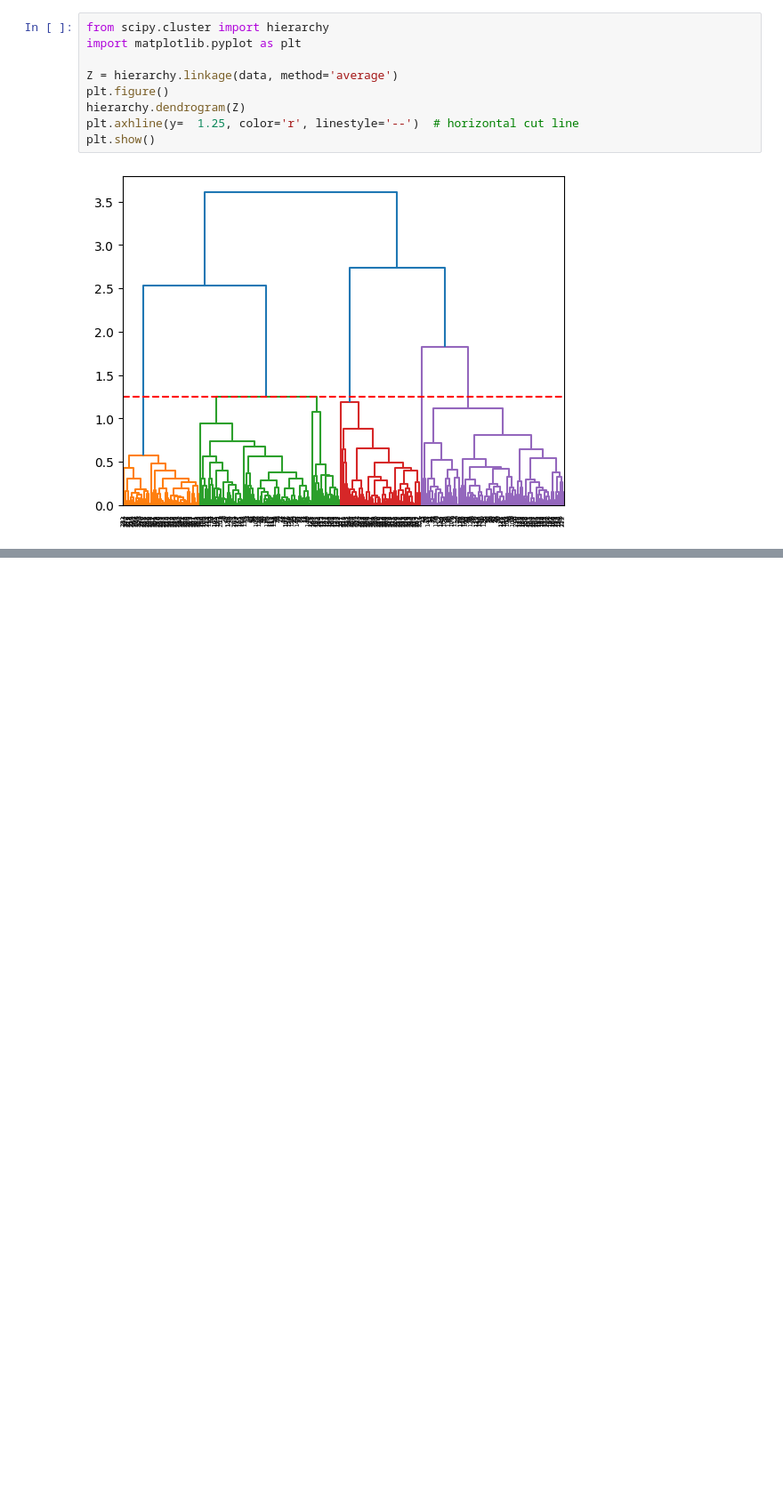
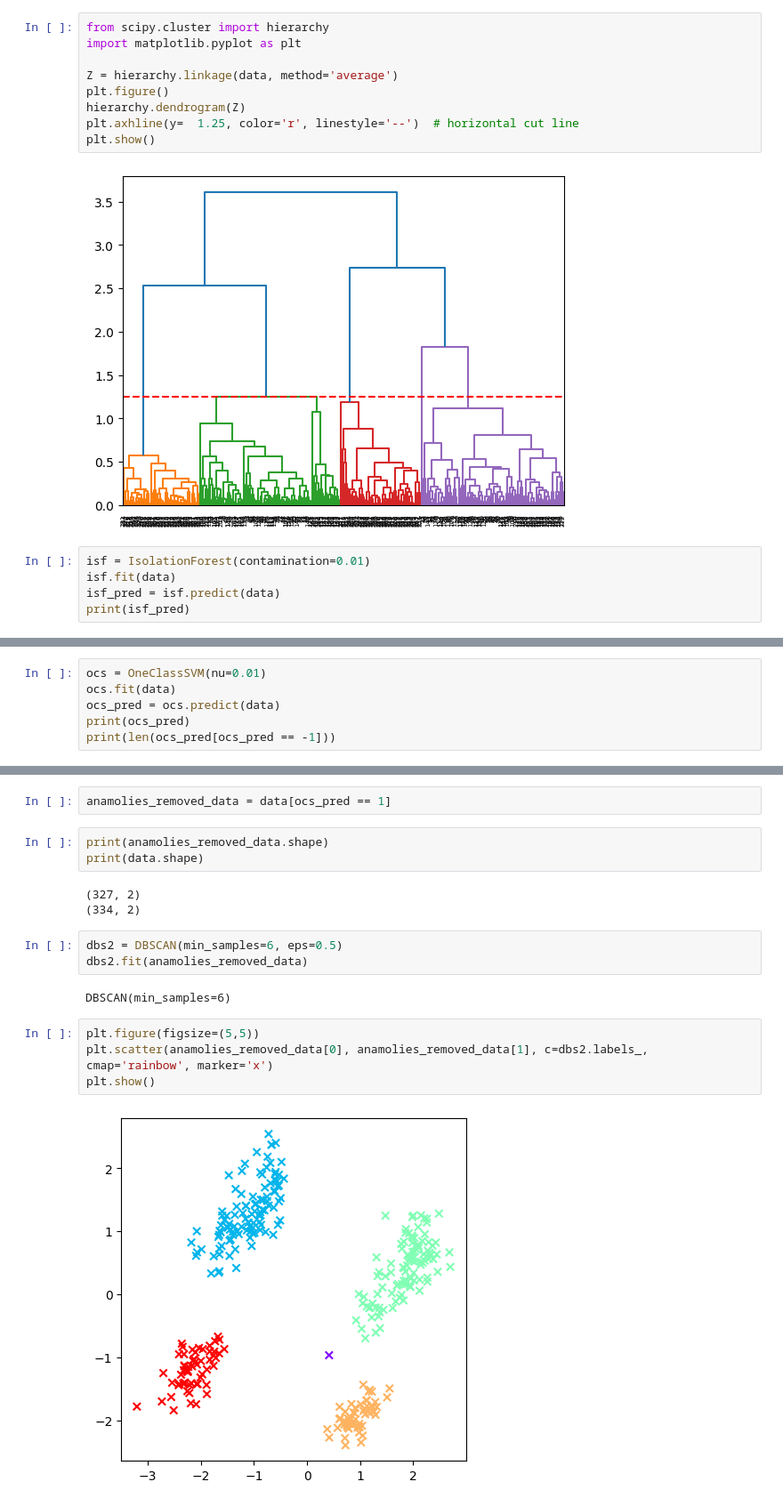
Before and after one commit to prasanna-venkatesh-m/penguin-species-clustering, a Jupyter notebook: Dendogram.ipynb, the cells around one changed output, grey strips where cells are left out. Shown at 89% size. Saved outputs shown, nothing was run; the diff lists cells and outputs as text; blank space fills up the shorter version.

Commit message:
Implemented Anomaly detection using Isolation Forest and One Class SVM

```diff
--- a/Dendogram.ipynb
+++ b/Dendogram.ipynb
@@ -230,3 +232,8 @@ plt.axhline(y=  1.25, color='r', linestyle='--')  # horizontal cut line
 plt.show()
 # %% [output]
 [figure]
+# %%
+isf = IsolationForest(contamination=0.01)
+isf.fit(data)
+isf_pred = isf.predict(data)
+print(isf_pred)
@@ -232,0 +259,6 @@ plt.show()
+# %%
+ocs = OneClassSVM(nu=0.01)
+ocs.fit(data)
+ocs_pred = ocs.predict(data)
+print(ocs_pred)
+print(len(ocs_pred[ocs_pred == -1]))
@@ -232,0 +281,19 @@ plt.show()
+# %%
+anamolies_removed_data = data[ocs_pred == 1]
+# %%
+print(anamolies_removed_data.shape)
+print(data.shape)
+# %% [output]
+(327, 2)
+(334, 2)
+# %%
+dbs2 = DBSCAN(min_samples=6, eps=0.5)
+dbs2.fit(anamolies_removed_data)
+# %% [output]
+DBSCAN(min_samples=6)
+# %%
+plt.figure(figsize=(5,5))
+plt.scatter(anamolies_removed_data[0], anamolies_removed_data[1], c=dbs2.labels_, cmap='rainbow', marker='x')
+plt.show()
+# %% [output]
+[figure, added]
```
Also changed, not shown: parts of 6 cells of this notebook.
